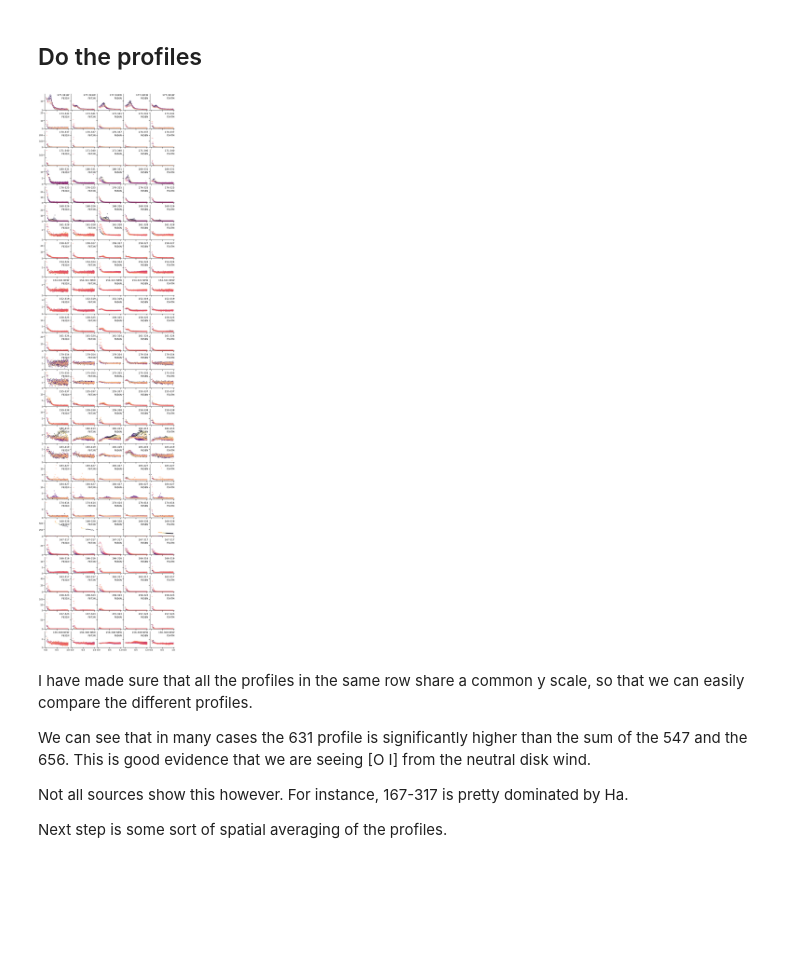
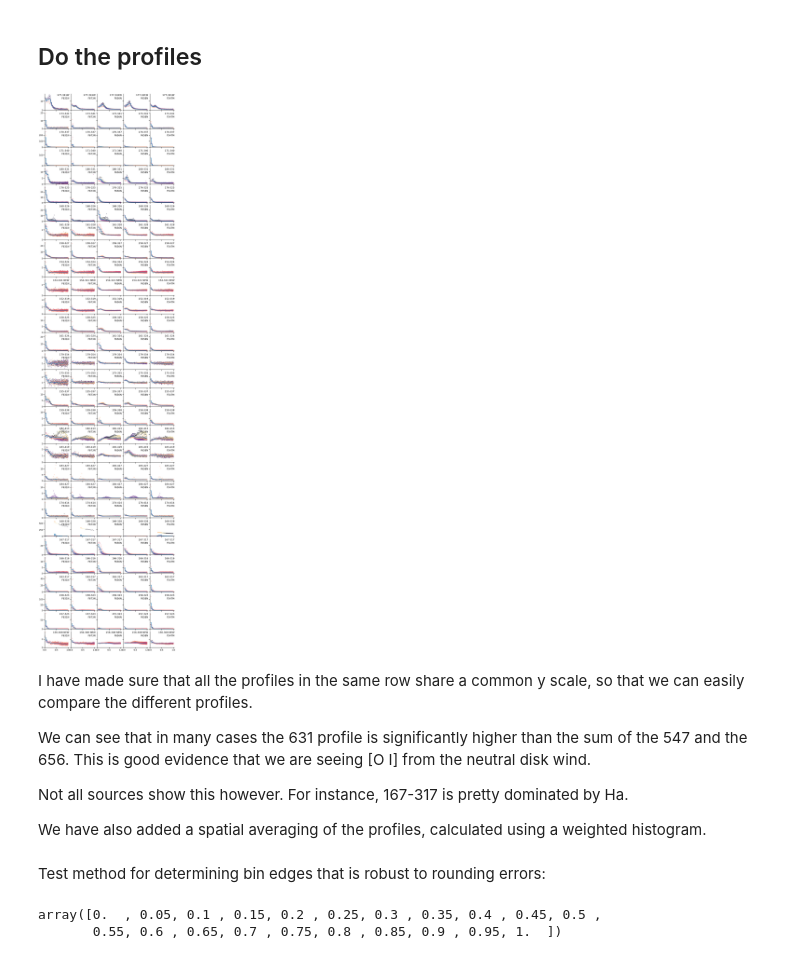
Before and after one commit to will-henney/neutral-proplyds, a Jupyter notebook: notebooks/02-all-proplyds-PC.ipynb, the cells around one changed output. Drawn from its saved outputs; the diff is of its cells as text; code cells hidden in the pictures; blank space fills up the shorter version.

```diff
--- a/notebooks/02-all-proplyds-PC.ipynb
+++ b/notebooks/02-all-proplyds-PC.ipynb
@@ -257,9 +257,9 @@ QTable length=30
 # %% [markdown]
 ## Do the images
 # %%
-np = len(source_table)
+nprops = len(source_table)
 ns = len(pcfilters)
-fig, axes = plt.subplots(np, ns, figsize=(3 * ns, 3 * np))
+fig, axes = plt.subplots(nprops, ns, figsize=(3 * ns, 3 * nprops))
 for j, row in enumerate(source_table):
     for i, fname in enumerate(pcfilters):
         ax = axes[j, i]
@@ -274,28 +274,31 @@ fig.tight_layout(pad=0, h_pad=0, w_pad=0)
 # %% [markdown]
 ## Do the profiles
 # %%
-np = len(source_table)
-ns = len(pcfilters)
-fig, axes = plt.subplots(np, ns, figsize=(3 * ns, 2.0 * np), sharex=True, sharey='row')
+nbins = 20
+fig, axes = plt.subplots(nprops, ns, figsize=(3 * ns, 2.0 * nprops), sharex=True, sharey='row')
 for j, row in enumerate(source_table):
     for i, fname in enumerate(pcfilters):
         p = row[fname]
         ax = axes[j, i]
         m = p.mask
         ax.scatter(
             p.r.arcsec[m], p.image[m],
             c=(p.pa - p.pa_star)[m],
-            alpha=0.5,
+            alpha=0.3,
             cmap="magma_r",
             s=20,
         )
+        h1, edges = np.histogram(p.r.arcsec[m], range=[0.0, 1.0], bins=nbins, weights=p.image[m])
+        h0, edges = np.histogram(p.r.arcsec[m], range=[0.0, 1.0], bins=nbins)
+        rgrid = 0.5 * (edges[1:] + edges[:-1])
+        ax.plot(rgrid, h1 / h0, drawstyle="steps-mid", linewidth=3)
         ax.text(1.0, 0.8, fname.upper(), transform=ax.transAxes, va="top", ha="right")
         ax.text(1.0, 1.0, row["Name"], transform=ax.transAxes, va="top", ha="right")
-        ax.set(ylim=[0.0, None])
+        ax.set(ylim=[0.0, None], xlim=[0.0, None])
 sns.despine()
 fig.tight_layout(h_pad=0.3, w_pad=0.3)
 # %% [output]
-[figure, old version]
+[figure, new version]
 # %% [markdown]
 I have made sure that all the profiles in the same row share a common y scale, so that we can easily compare the different profiles.
 
@@ -303,4 +306,18 @@ We can see that in many cases the 631 profile is significantly higher than the s
 
 Not all sources show this however. For instance, 167-317 is pretty dominated by Ha.
 
-Next step is some sort of spatial averaging of the profiles.
+We have also added a spatial averaging of the profiles, calculated using a weighted histogram.
+# %% [markdown]
+Test method for determining bin edges that is robust to rounding errors:
+# %%
+bin_size = 0.05
+epsilon = 0.01 # Fake rounding error
+rmin = 0.0 + epsilon
+rmax = 1.0 - epsilon
+
+nbins = int(np.round((rmax - rmin) / bin_size))
+edges = np.arange(nbins + 1) * bin_size
+edges
+# %% [output]
+array([0.  , 0.05, 0.1 , 0.15, 0.2 , 0.25, 0.3 , 0.35, 0.4 , 0.45, 0.5 ,
+       0.55, 0.6 , 0.65, 0.7 , 0.75, 0.8 , 0.85, 0.9 , 0.95, 1.  ])
```
Also changed, not shown: parts of 12 cells of this notebook, 1 other file.
